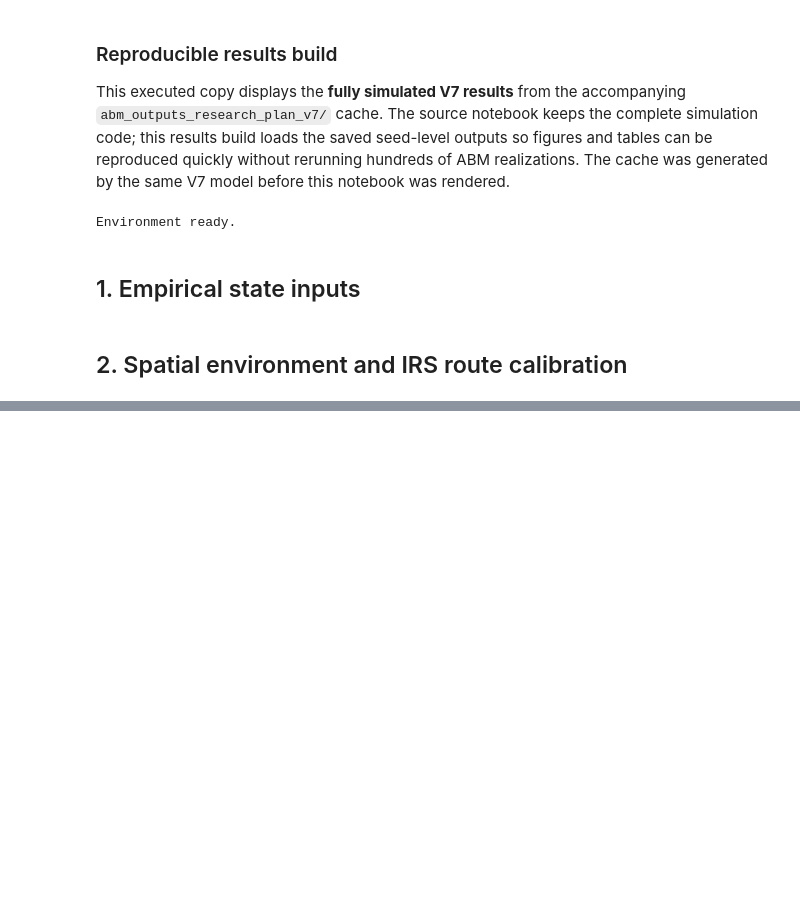
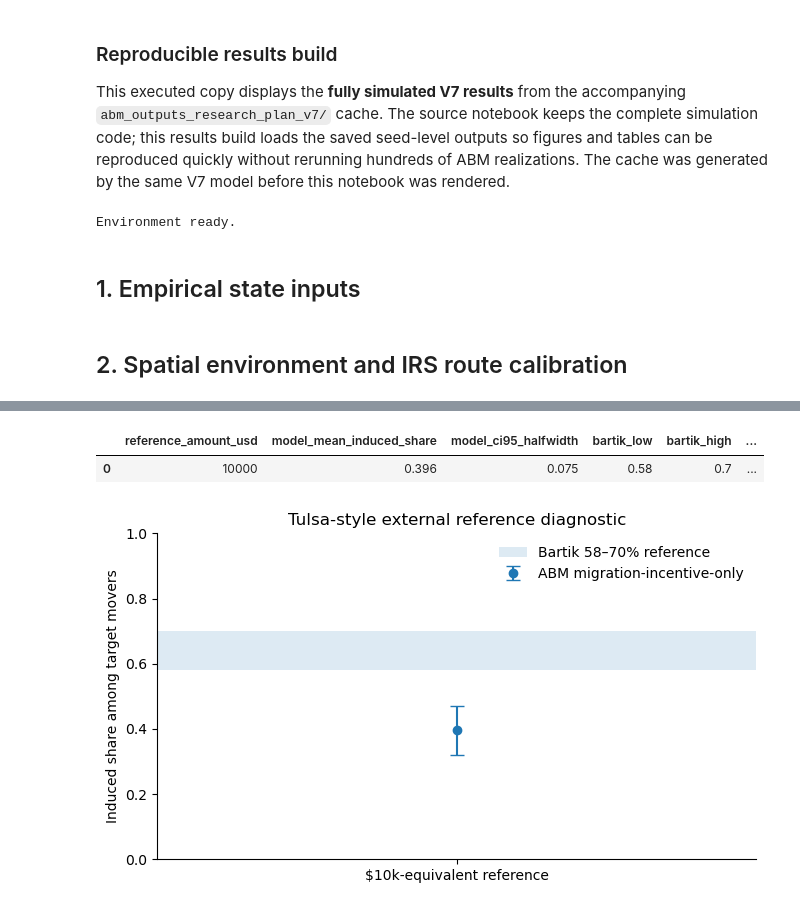
Before and after one commit to Jeremy-Xujia-Chen/CITS4403-GROUP-PROJECT, a Jupyter notebook: 0914-1_v8.ipynb, the cells around one changed output, grey strips where cells are left out. Cells and saved outputs as stored; diff of their text form; code cells hidden in the pictures; blank space fills up the shorter version.

Commit message:
PR-13: Tulsa reference and Hill saturation fit

```diff
--- a/0914-1_v8.ipynb
+++ b/0914-1_v8.ipynb
@@ -310,0 +319,25 @@ for s in STATE_CODES:
+# %%
+TULSA_DOLLAR_PER_INTENSITY = 10_000
+BARTIK_BUT_FOR_LOW = 0.58
+BARTIK_BUT_FOR_HIGH = 0.70
+def intensity_to_dollar_equivalent(intensity, dollar_per_unit=TULSA_DOLLAR_PER_INTENSITY):
+    """Reference scale only; not a fiscal or causal calibration for general young adults."""
+    return np.asarray(intensity, dtype=float) * float(dollar_per_unit)
+
+cash_reference_runs = pd.read_csv(RESULT_CACHE / "tulsa_reference_runs.csv")
+tulsa_reference_summary = pd.read_csv(RESULT_CACHE / "tulsa_reference_summary.csv")
+tulsa_mean = float(tulsa_reference_summary.loc[0,"model_mean_induced_share"])
+tulsa_ci = float(tulsa_reference_summary.loc[0,"model_ci95_halfwidth"])
+display(tulsa_reference_summary.round(3))
+fig, ax = plt.subplots(figsize=(6.8, 4.0))
+ax.axhspan(BARTIK_BUT_FOR_LOW, BARTIK_BUT_FOR_HIGH, alpha=0.15, label="Bartik 58–70% reference")
+ax.errorbar([0], [tulsa_mean], yerr=[tulsa_ci], fmt="o", capsize=5, label="ABM migration-incentive-only")
+ax.set_xlim(-0.5, 0.5); ax.set_xticks([0], ["$10k-equivalent reference"])
+ax.set_ylabel("Induced share among target movers")
+ax.set_title("Tulsa-style external reference diagnostic")
+ax.set_ylim(0, 1); ax.legend(frameon=False); ax.spines[["top","right"]].set_visible(False)
+plt.tight_layout(); plt.show()
+# %% [output]
+|  | reference_amount_usd | model_mean_induced_share | model_ci95_halfwidth | bartik_low | bartik_high | ... |
+| 0 | 10000 | 0.396 | 0.075 | 0.58 | 0.7 | ... |
+[figure, added]
```
Also changed, not shown: parts of 3 cells of this notebook.
